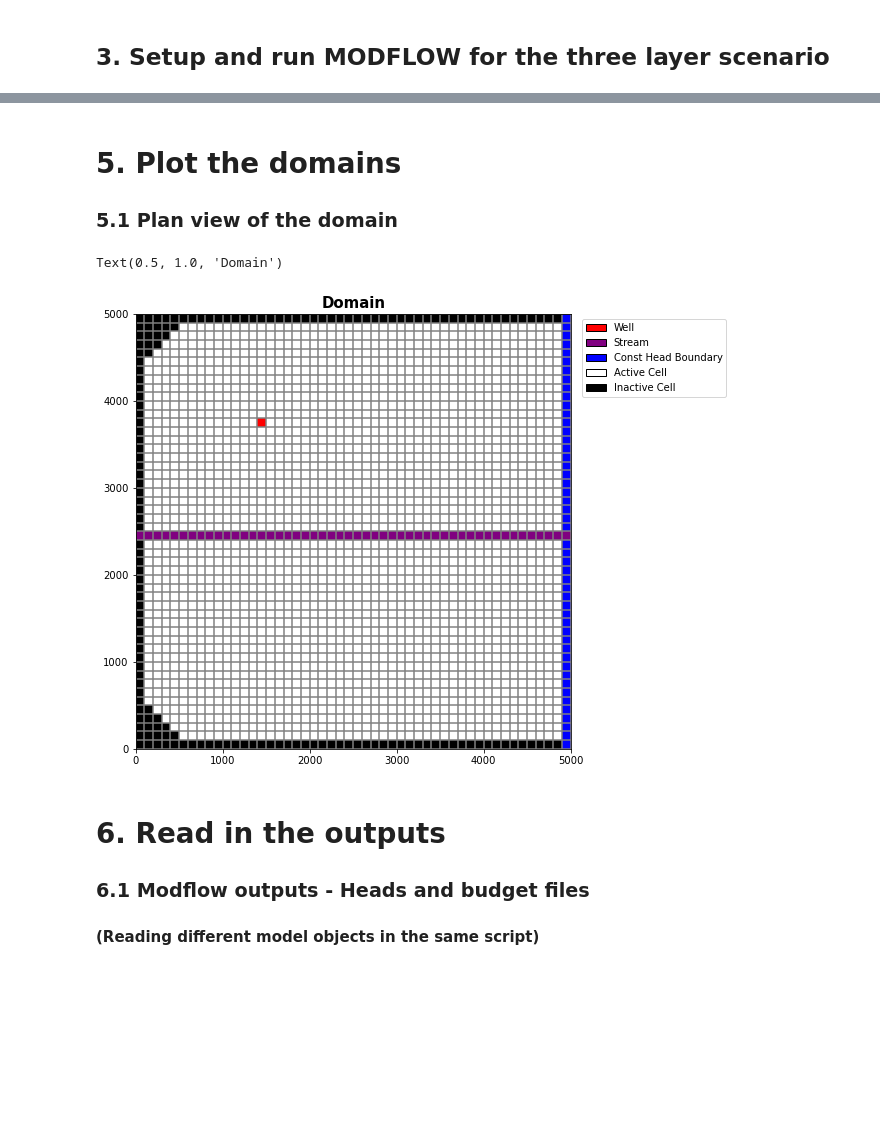
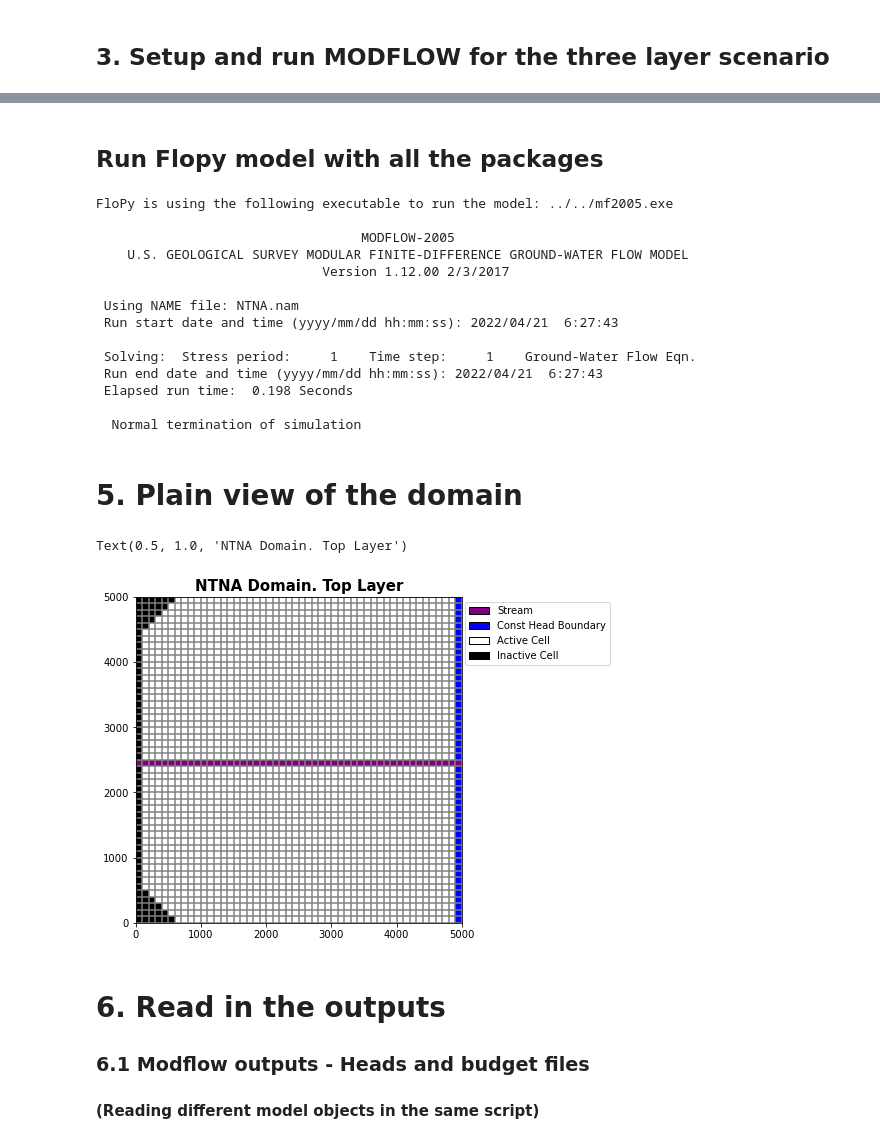
Before and after one commit to GW-modelling-Spring2022/homework-xenidegracia, a Jupyter notebook: Working/HW12_WatershedModel/HW12_FinalProject_DeGracia.ipynb, the cells around one changed output, grey strips where cells are left out. Saved outputs shown, nothing was run; the diff lists cells and outputs as text; code cells hidden in the pictures; blank space fills up the shorter version.

Commit message:
Recharge works sometimes. Plots are weird

```diff
--- a/Working/HW12_WatershedModel/HW12_FinalProject_DeGracia.ipynb
+++ b/Working/HW12_WatershedModel/HW12_FinalProject_DeGracia.ipynb
@@ -336,24 +290,48 @@ strm = flopy.modflow.mfstr.ModflowStr(m, mxacts=75, nss=1, ntrib=0, ndiv=0,
+# %% [markdown]
+## Run Flopy model with all the packages
+# %%
+#write the inputs
+m.write_input()
+
+#Run the model
+success, mfoutput = m.run_model(pause=False, report=True)
+if not success:
+    raise Exception('MODFLOW did not terminate normally.')
+# %% [output]
+FloPy is using the following executable to run the model: ../../mf2005.exe
+
+                                  MODFLOW-2005
+    U.S. GEOLOGICAL SURVEY MODULAR FINITE-DIFFERENCE GROUND-WATER FLOW MODEL
+                             Version 1.12.00 2/3/2017
+
+ Using NAME file: NTNA.nam
+ Run start date and time (yyyy/mm/dd hh:mm:ss): 2022/04/21  6:27:43
+
+ Solving:  Stress period:     1    Time step:     1    Ground-Water Flow Eqn.
+ Run end date and time (yyyy/mm/dd hh:mm:ss): 2022/04/21  6:27:43
+ Elapsed run time:  0.198 Seconds
+
+  Normal termination of simulation
 # %% [markdown]
-# 5. Plot the domains
-### 5.1 Plan view of the domain
+# 5. Plain view of the domain
 # %%
-fig = plt.figure(figsize=(8, 8))
+fig = plt.figure(figsize=(6, 6))
 ax = fig.add_subplot(1, 1, 1, aspect='equal')
 mapview = flopy.plot.PlotMapView(model=m, layer=0) #everytime we need to plot something, we need to specify the model object.
 ibound = mapview.plot_ibound()
-well = mapview.plot_bc("WEL")
+#wel = mapview.plot_bc("WEL")
 linecollection = mapview.plot_grid()
-plt.legend(handles=[mp.patches.Patch(color='red',label='Well',ec='black'),
+plt.legend(handles=[#mp.patches.Patch(color='red',label='Well',ec='black'),
                     mp.patches.Patch(color='purple',label='Stream',ec='black'),
                    mp.patches.Patch(color='blue',label='Const Head Boundary',ec='black'),
                    mp.patches.Patch(color='white',label='Active Cell',ec='black'),
                    mp.patches.Patch(color='black',label='Inactive Cell',ec='black')],
-                   bbox_to_anchor=(1.37,1.0))
+                   bbox_to_anchor=(1.47,1.0))
 str_m = mapview.plot_bc("STR")
-plt.title('Domain', fontsize = 15, fontweight = 'bold')
+plt.title('NTNA Domain. Top Layer', fontsize = 15, fontweight = 'bold')
 # %% [output]
-Text(0.5, 1.0, 'Domain')
+Text(0.5, 1.0, 'NTNA Domain. Top Layer')
-[figure, old version]
+[figure, new version]
 # %% [markdown]
 # 6. Read in the outputs
 
```
Also changed, not shown: parts of 70 cells of this notebook, 6 other files.
